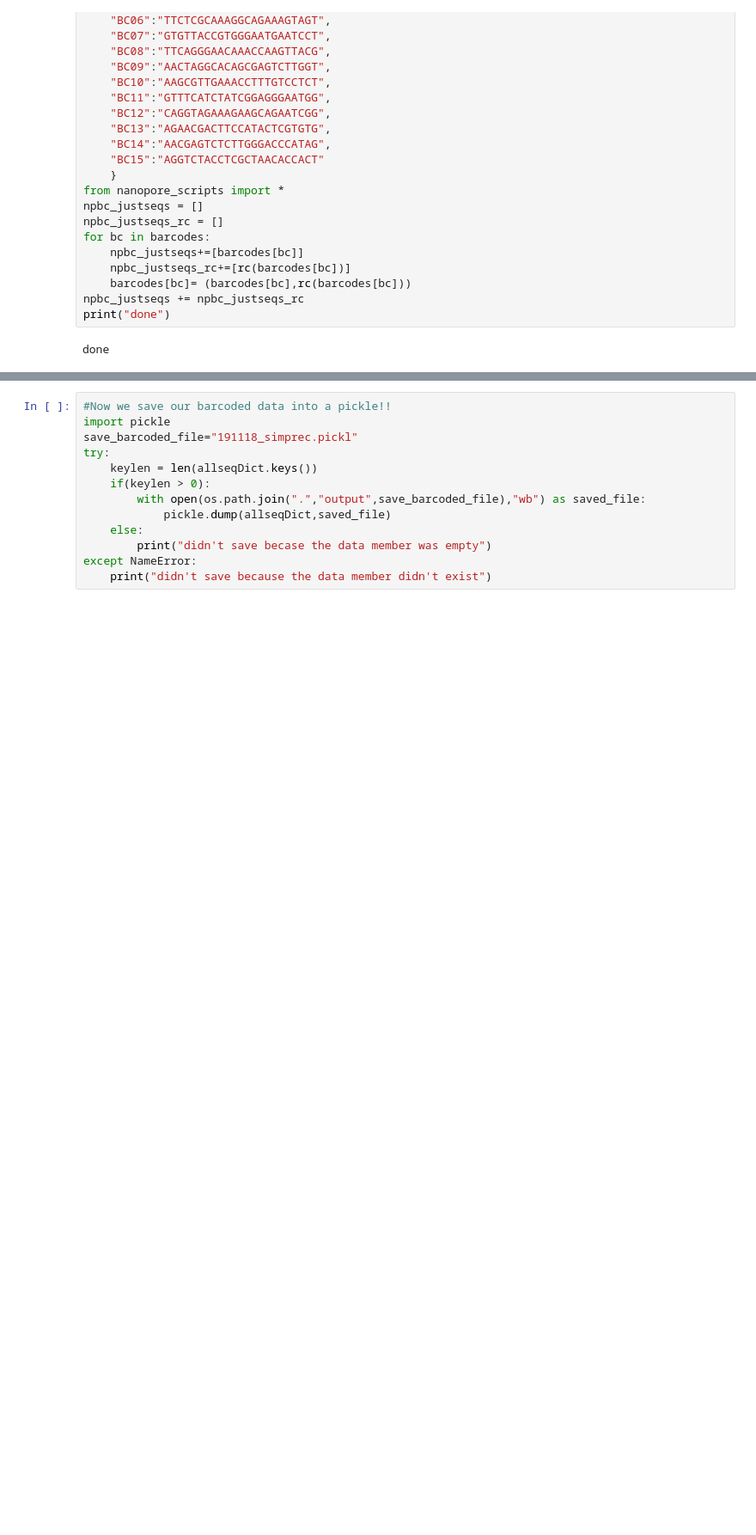
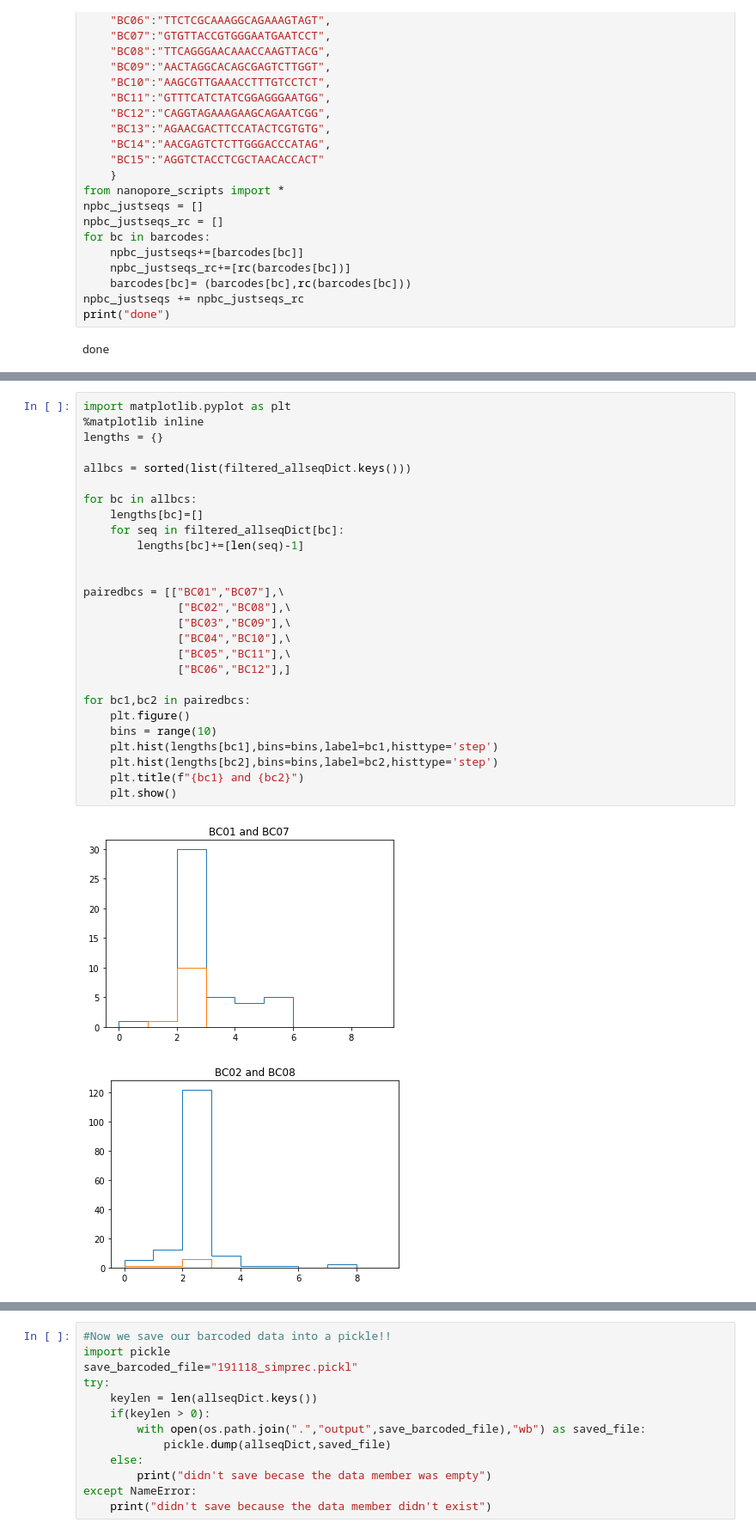
Before and after one commit to dr3y/andreys_np_tools, a Jupyter notebook: edlab_test.ipynb, the cells around one changed output, grey strips where cells are left out. Shown at 86% size. Cells and saved outputs as stored; diff of their text form; blank space fills up the shorter version.

Commit message:
modified_plotting

```diff
--- a/edlab_test.ipynb
+++ b/edlab_test.ipynb
@@ -140,0 +163,30 @@ none:21
+# %%
+import matplotlib.pyplot as plt
+%matplotlib inline
+lengths = {}
+
+allbcs = sorted(list(filtered_allseqDict.keys()))
+
+for bc in allbcs:
+    lengths[bc]=[]
+    for seq in filtered_allseqDict[bc]:
+        lengths[bc]+=[len(seq)-1]
+
+
+pairedbcs = [["BC01","BC07"],\
+              ["BC02","BC08"],\
+              ["BC03","BC09"],\
+              ["BC04","BC10"],\
+              ["BC05","BC11"],\
+              ["BC06","BC12"],]
+
+for bc1,bc2 in pairedbcs:
+    plt.figure()
+    bins = range(10)
+    plt.hist(lengths[bc1],bins=bins,label=bc1,histtype='step')
+    plt.hist(lengths[bc2],bins=bins,label=bc2,histtype='step')
+    plt.title(f"{bc1} and {bc2}")
+    plt.show()
+# %% [output]
+[figure, added]
+[figure, added]
```
Also changed, not shown: parts of 5 cells of this notebook, 2 other files.
